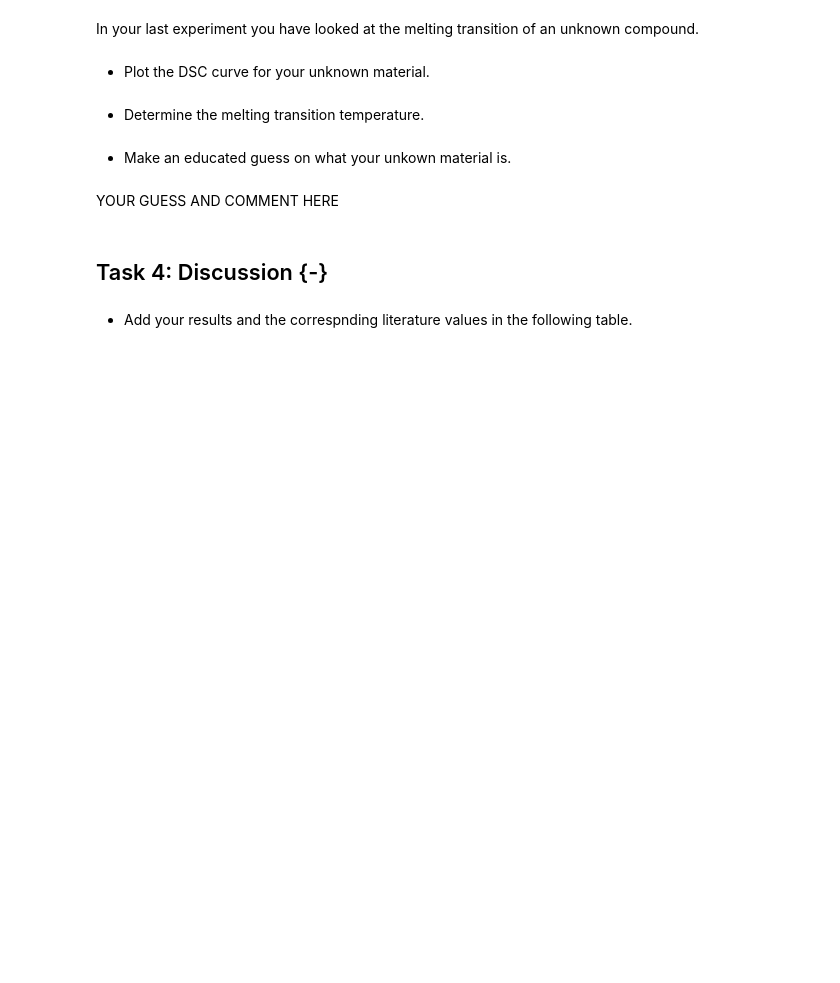
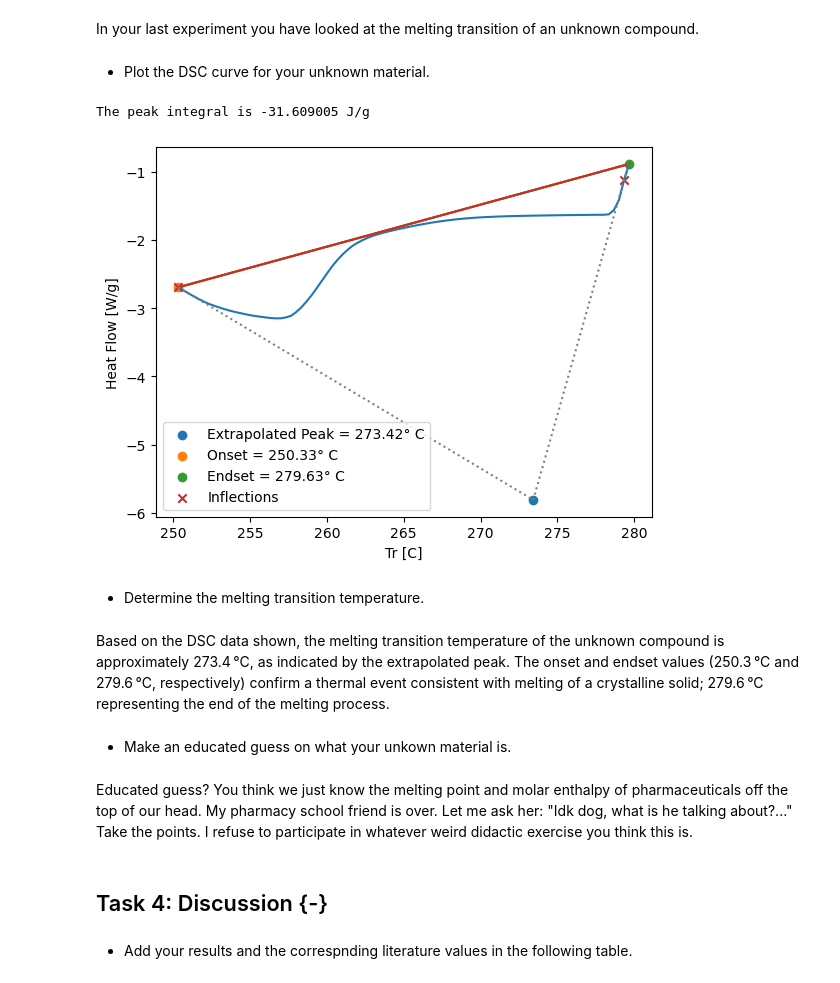
Before and after one commit to DavidShreve/PChemLab, a Jupyter notebook: DSC_Worksheet.ipynb, the cells around one changed output. Saved outputs shown, nothing was run; the diff lists cells and outputs as text; code cells hidden in the pictures; blank space fills up the shorter version.

```diff
--- a/DSC_Worksheet.ipynb
+++ b/DSC_Worksheet.ipynb
@@ -539,12 +539,23 @@ The two DSC spectra differ due to the physical state of the paracetamol. The fir
 In your last experiment you have looked at the melting transition of an unknown compound.
 # %% [markdown]
 * Plot the DSC curve for your unknown material.
+# %%
+#blue fabric = unknown = unk.txt
+unknown_melting = {'path':path, 'name':'unk.txt', 'label':'In Melting', 'time_start': 600, 'time_end': 690, 'baseline_type': 'line'}
+unknown_peaks = [unknown_melting]
+
+analyze_peak(unknown_melting, xaxis='Tr', verbose=True)
+# %% [output]
+The peak integral is -31.609005 J/g
+[figure, added]
 # %% [markdown]
 * Determine the melting transition temperature.
+# %% [markdown]
+Based on the DSC data shown, the melting transition temperature of the unknown compound is approximately 273.4 °C, as indicated by the extrapolated peak. The onset and endset values (250.3 °C and 279.6 °C, respectively) confirm a thermal event consistent with melting of a crystalline solid; 279.6 °C representing the end of the melting process.
 # %% [markdown]
 * Make an educated guess on what your unkown material is.
-# %% [markdown]
-YOUR GUESS AND COMMENT HERE
+# %% [markdown]
+Educated guess? You think we just know the melting point and molar enthalpy of pharmaceuticals off the top of our head. My pharmacy school friend is over. Let me ask her: "Idk dog, what is he talking about?..." Take the points. I refuse to participate in whatever weird didactic exercise you think this is.
 # %% [markdown]
 ## Task 4: Discussion {-}
 # %% [markdown]
```
